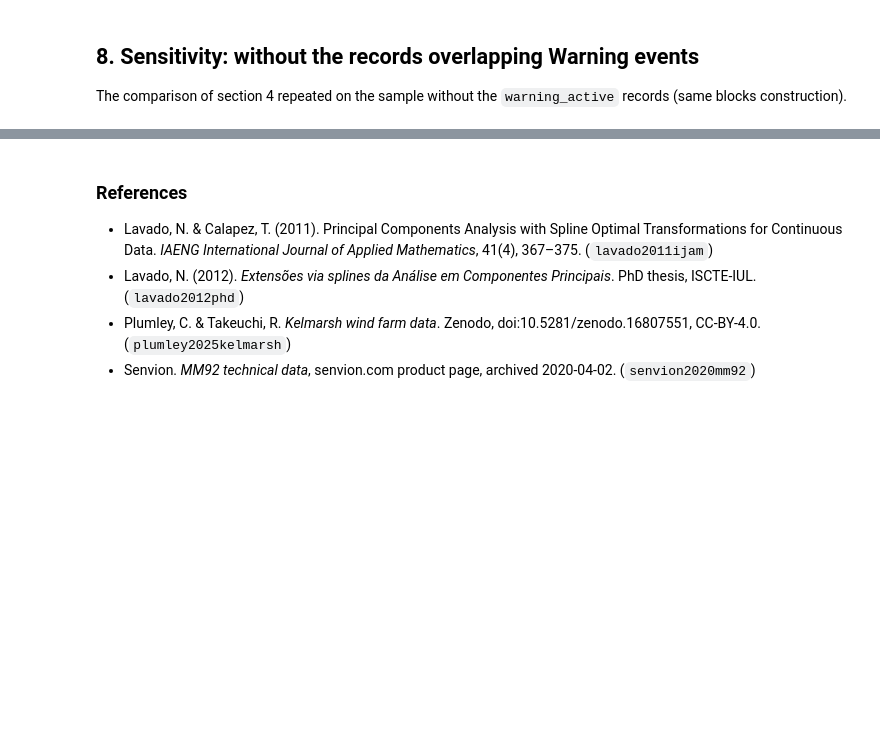
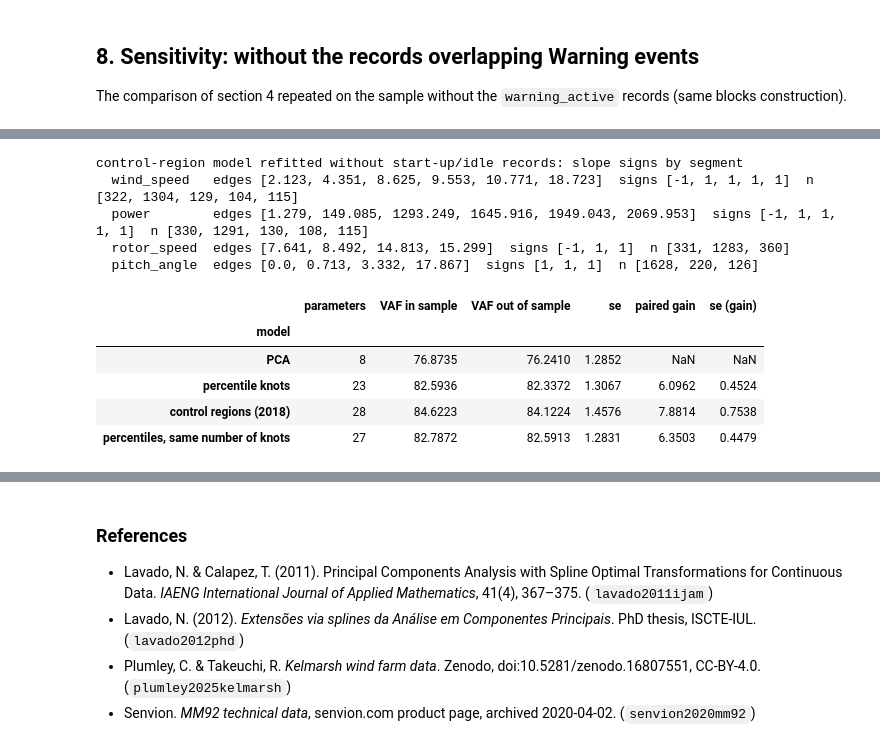
Before and after one commit to nlavadodatasci/quasi-linear-PCA, a Jupyter notebook: comparison/applications/kelmarsh_case_study.ipynb, the cells around one changed output, grey strips where cells are left out. Saved outputs shown, nothing was run; the diff lists cells and outputs as text; code cells hidden in the pictures; blank space fills up the shorter version.

```diff
--- a/comparison/applications/kelmarsh_case_study.ipynb
+++ b/comparison/applications/kelmarsh_case_study.ipynb
@@ -610,0 +671,27 @@ sens.pivot(index="model", columns="data", values=["VAF in sample", "VAF out of s
+# %%
+Xi = X[~idle].reset_index(drop=True)
+vaf_ni, _, _ = vaf_table(Xi, f"without start-up/idle ({int((~idle).sum())} records)")
+vaf_ni = vaf_ni[vaf_ni.model.isin(["PCA", "percentile knots", "control regions (2018)", "percentiles, same number of knots"])]
+vaf_ni.to_csv(RES / "case_vaf_without_idle.csv", index=False, float_format="%.4f", lineterminator="\n")
+mci = fit("control regions (2018)", Xi)
+with warnings.catch_warnings():
+    warnings.simplefilter("ignore", UserWarning)
+    pli = piecewise_loadings(mci, Xi)
+print("control-region model refitted without start-up/idle records: slope signs by segment")
+for v in ("wind_speed", "power", "rotor_speed", "pitch_angle"):
+    j = VARS.index(v)
+    print(f"  {v:12s} edges {np.round(pli[j]['edges'], 3).tolist()}  signs {pli[j]['slope_sign'].astype(int).tolist()}  "
+          f"n {pli[j]['n'].tolist()}")
+vaf_ni.drop(columns="data").set_index("model")
+# %% [output]
+control-region model refitted without start-up/idle records: slope signs by segment
+  wind_speed   edges [2.123, 4.351, 8.625, 9.553, 10.771, 18.723]  signs [-1, 1, 1, 1, 1]  n [322, 1304, 129, 104, 115]
+  power        edges [1.279, 149.085, 1293.249, 1645.916, 1949.043, 2069.953]  signs [-1, 1, 1, 1, 1]  n [330, 1291, 130, 108, 115]
+  rotor_speed  edges [7.641, 8.492, 14.813, 15.299]  signs [-1, 1, 1]  n [331, 1283, 360]
+  pitch_angle  edges [0.0, 0.713, 3.332, 17.867]  signs [1, 1, 1]  n [1628, 220, 126]
+|  | parameters | VAF in sample | VAF out of sample | se | paired gain | se (gain) |
+| model |  |  |  |  |  |  |
+| PCA | 8 | 76.8735 | 76.2410 | 1.2852 | NaN | NaN |
+| percentile knots | 23 | 82.5936 | 82.3372 | 1.3067 | 6.0962 | 0.4524 |
+| control regions (2018) | 28 | 84.6223 | 84.1224 | 1.4576 | 7.8814 | 0.7538 |
+| percentiles, same number of knots | 27 | 82.7872 | 82.5913 | 1.2831 | 6.3503 | 0.4479 |
```
Also changed, not shown: parts of 7 cells of this notebook, 9 other files.
